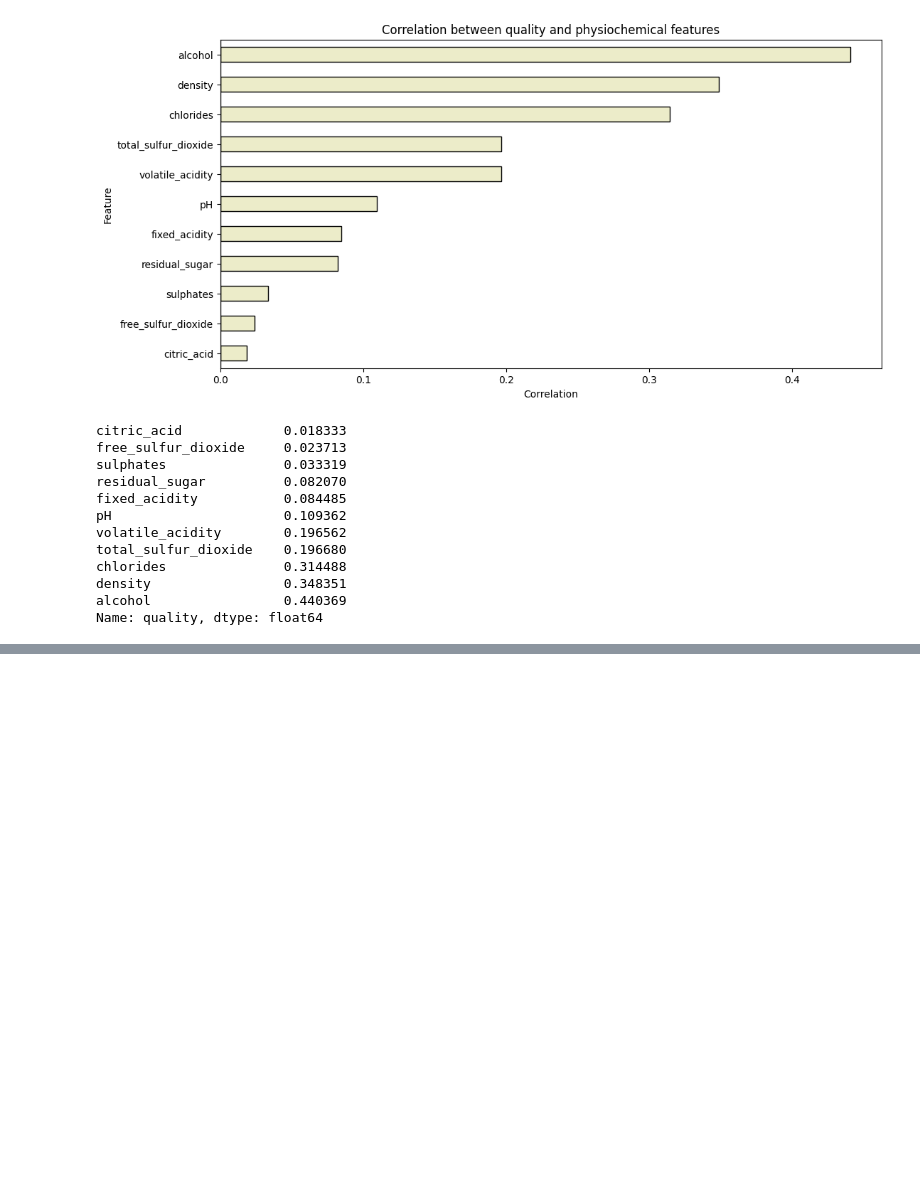
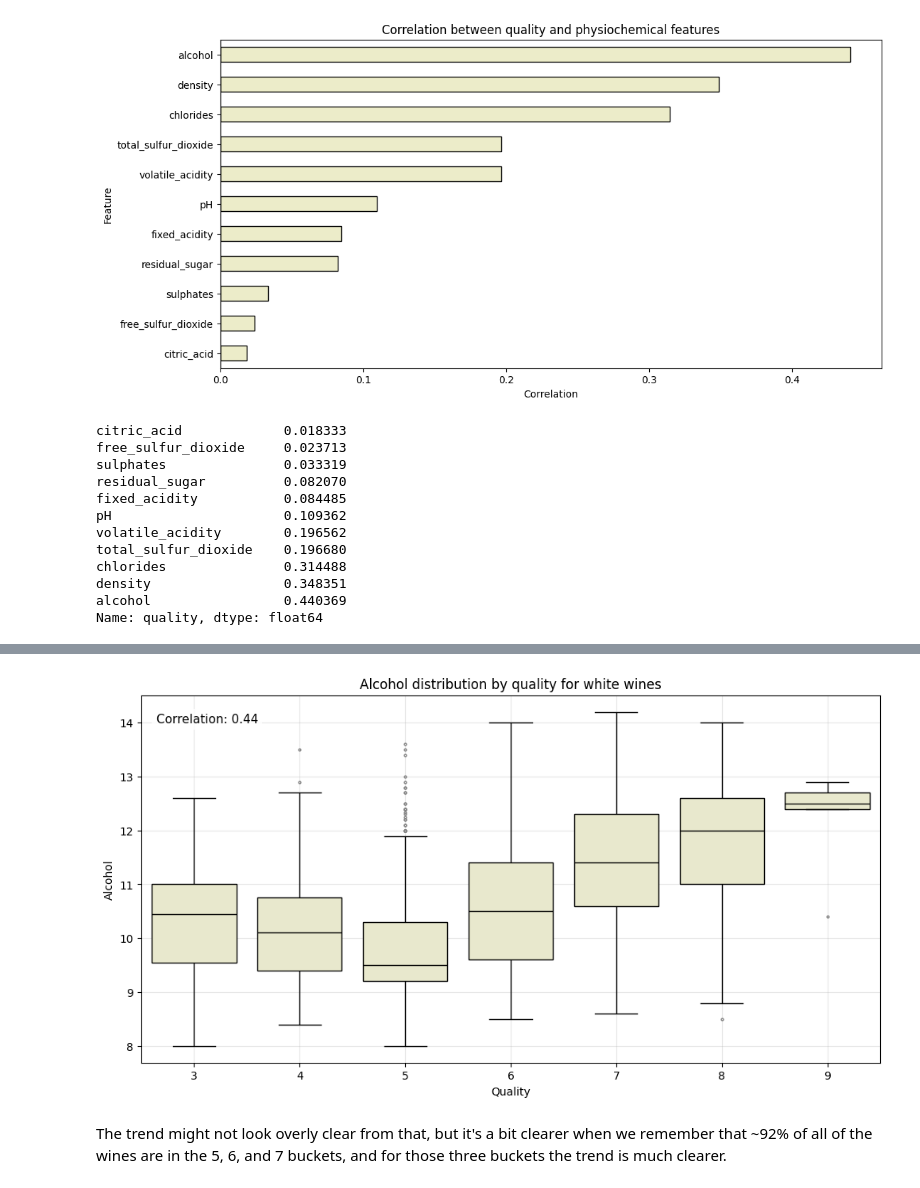
Before and after one commit to jklydev/everything-counts-summative-1, a Jupyter notebook: wine.ipynb, the cells around one changed output, grey strips where cells are left out. Cells and saved outputs as stored; diff of their text form; code cells hidden in the pictures; blank space fills up the shorter version.

Commit message:
Refactored and described white wine distribution

```diff
--- a/wine.ipynb
+++ b/wine.ipynb
@@ -450,0 +468,34 @@ Name: quality, dtype: float64
+# %%
+fig, ax = plt.subplots(figsize=(12, 6))
+sns.boxplot(
+    data=white_wines,
+    x="quality",
+    y="alcohol",
+    color=palette["white"],
+    boxprops={"edgecolor": "black"},
+    medianprops={"color": "black"},
+    whiskerprops={"color": "black"},
+    capprops={"color": "black"},
+    fliersize=2,
+    ax=ax,
+)
+ax.set_title("Alcohol distribution by quality for white wines")
+ax.set_xlabel("Quality")
+ax.set_ylabel("Alcohol")
+ax.grid(True, alpha=0.3)
+corr = white_corr.alcohol
+ax.text(
+    0.02,
+    0.95,
+    f"Correlation: {corr:.2f}",
+    transform=ax.transAxes,
+    fontsize=11,
+    ha="left",
+    va="top",
+    bbox=dict(facecolor="white", alpha=0.8, edgecolor="none"),
+)
+plt.show()
+# %% [output]
+[figure, added]
+# %% [markdown]
+The trend might not look overly clear from that, but it's a bit clearer when we remember that ~92% of all of the wines are in the 5, 6, and 7 buckets, and for those three buckets the trend is much clearer.
```
Also changed, not shown: parts of 7 cells of this notebook.
